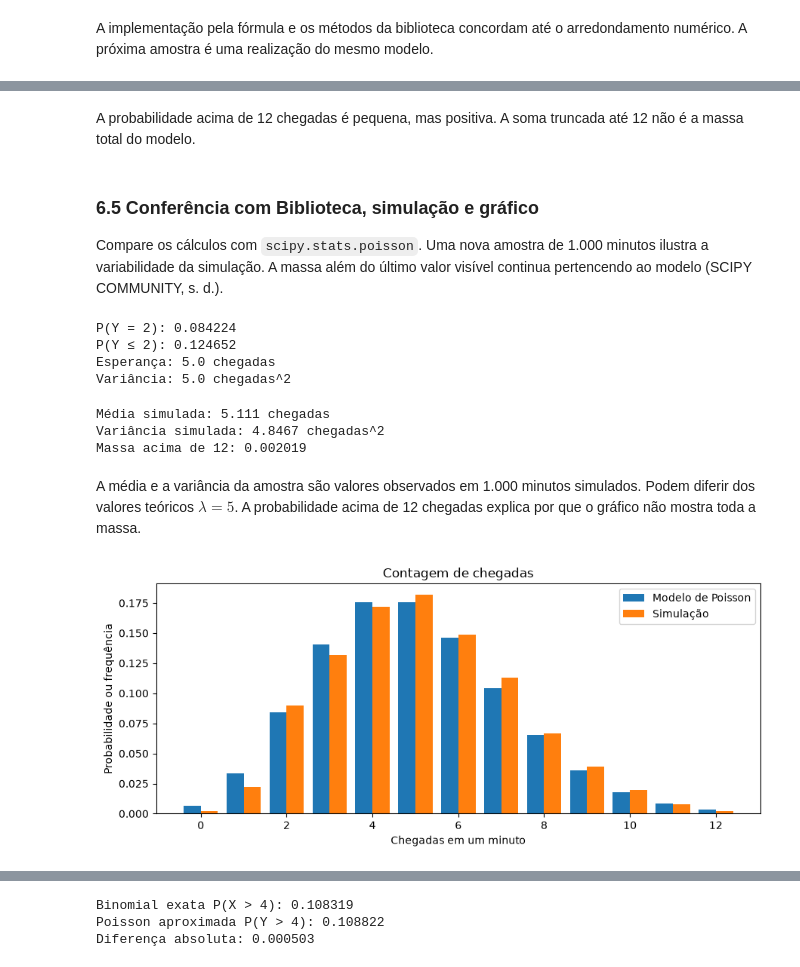
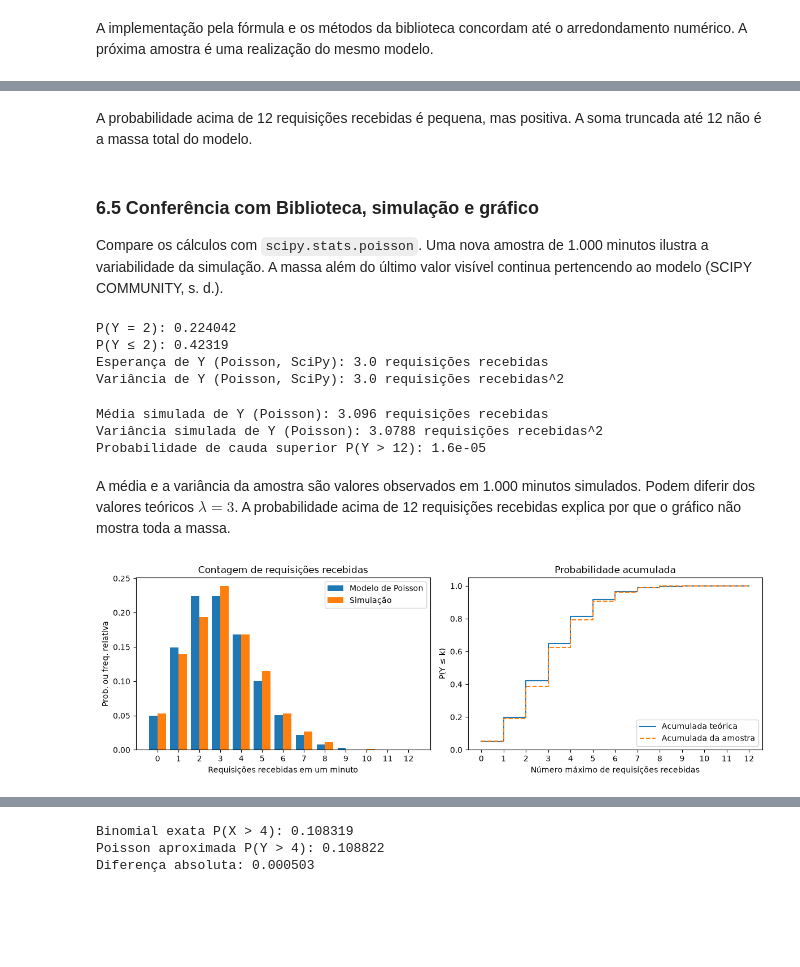
Before and after one commit to carubbi/MQ, a Jupyter notebook: notebooks/resolvidos/u2_s03.ipynb, the cells around one changed output, grey strips where cells are left out. Drawn from its saved outputs; the diff is of its cells as text; code cells hidden in the pictures; blank space fills up the shorter version.

```diff
--- a/notebooks/resolvidos/u2_s03.ipynb
+++ b/notebooks/resolvidos/u2_s03.ipynb
@@ -392,8 +468,9 @@ A taxa $r$ tem unidade chegadas/minuto. O intervalo $t$ tem unidade minuto. O pa
 # %%
 # CONVERTA A TAXA PARA AS DUAS JANELAS DE OBSERVAÇÃO.
-taxa = 5.0  # chegadas por minuto
-lambda_1min = taxa * 1.0
-lambda_30s = taxa * 0.5
-print("Média em um minuto:", lambda_1min, "chegadas")
-print("Média em 30 segundos:", lambda_30s, "chegadas")
+r = 3.0  # requisições recebidas por minuto
+lam_1m = r * 1.0
+lam_30s = r * 0.5
+
+print("Média em um minuto:", lam_1m, "requisições recebidas")
+print("Média em 30 segundos:", lam_30s, "requisições recebidas")
 # %% [output]
@@ -464,44 +631,60 @@ P(Y > 12): 0.002019
 # %% [markdown]
-A probabilidade acima de 12 chegadas é pequena, mas positiva. A soma truncada até 12 não é a massa total do modelo.
+A probabilidade acima de 12 requisições recebidas é pequena, mas positiva. A soma truncada até 12 não é a massa total do modelo.
 # %% [markdown]
 ### 6.5 Conferência com Biblioteca, simulação e gráfico
 
 Compare os cálculos com `scipy.stats.poisson`. Uma nova amostra de 1.000 minutos ilustra a variabilidade da simulação. A massa além do último valor visível continua pertencendo ao modelo (SCIPY COMMUNITY, s. d.).
 # %%
-# CONFIRA A FUNÇÃO MASSA, A ACUMULADA E OS MOMENTOS.
+# CONFIRA A FUNÇÃO MASSA, A ACUMULADA E OS MOMENTOS (ESPERANÇA E VARIÂNCIA).
 from scipy.stats import poisson
 
-print("P(Y = 2):", round(poisson.pmf(2, lambda_1min), 6))
-print("P(Y ≤ 2):", round(poisson.cdf(2, lambda_1min), 6))
-print("Esperança:", poisson.mean(lambda_1min), "chegadas")
-print("Variância:", poisson.var(lambda_1min), "chegadas^2")
+p_y2_lib = round(poisson.pmf(2, lam_1m), 6)
+p_y_max2_lib = round(poisson.cdf(2, lam_1m), 6)
+m_lib_y = poisson.mean(lam_1m)
+v_lib_y = poisson.var(lam_1m)
+
+print("P(Y = 2):", p_y2_lib)
+print("P(Y ≤ 2):", p_y_max2_lib)
+print("Esperança de Y (Poisson, SciPy):", m_lib_y, "requisições recebidas")
+print("Variância de Y (Poisson, SciPy):", v_lib_y, "requisições recebidas^2")
 # %% [output]
-P(Y = 2): 0.084224
-P(Y ≤ 2): 0.124652
-Esperança: 5.0 chegadas
-Variância: 5.0 chegadas^2
+P(Y = 2): 0.224042
+P(Y ≤ 2): 0.42319
+Esperança de Y (Poisson, SciPy): 3.0 requisições recebidas
+Variância de Y (Poisson, SciPy): 3.0 requisições recebidas^2
 # %%
 # SIMULE MIL MINUTOS COM SEMENTE FIXA.
-amostra_y = poisson.rvs(lambda_1min, size=1000, random_state=np.random.default_rng(2027))
-freq_y = [sum(amostra_y == k) / len(amostra_y) for k in valores_y]
-print("Média simulada:", round(float(np.mean(amostra_y)), 4), "chegadas")
-print("Variância simulada:", round(float(np.var(amostra_y)), 4), "chegadas^2")
-print("Massa acima de 12:", round(poisson.sf(12, lambda_1min), 6))
+sim_y = poisson.rvs(lam_1m, size=1000, random_state=seed)
+freq_y = [sum(sim_y == k) / len(sim_y) for k in vals_y]
+m_sim_y = round(float(np.mean(sim_y)), 4)
+v_sim_y = round(float(np.var(sim_y)), 4)
+p_y_maior12_lib = round(poisson.sf(12, lam_1m), 6)
+
+print("Média simulada de Y (Poisson):", m_sim_y, "requisições recebidas")
+print("Variância simulada de Y (Poisson):", v_sim_y, "requisições recebidas^2")
+print("Probabilidade de cauda superior P(Y > 12):", p_y_maior12_lib)
 # %% [output]
-Média simulada: 5.111 chegadas
-Variância simulada: 4.8467 chegadas^2
-Massa acima de 12: 0.002019
+Média simulada de Y (Poisson): 3.096 requisições recebidas
+Variância simulada de Y (Poisson): 3.0788 requisições recebidas^2
+Probabilidade de cauda superior P(Y > 12): 1.6e-05
 # %% [markdown]
-A média e a variância da amostra são valores observados em 1.000 minutos simulados. Podem diferir dos valores teóricos $\lambda=5$. A probabilidade acima de 12 chegadas explica por que o gráfico não mostra toda a massa.
+A média e a variância da amostra são valores observados em 1.000 minutos simulados. Podem diferir dos valores teóricos $\lambda=3$. A probabilidade acima de 12 requisições recebidas explica por que o gráfico não mostra toda a massa.
 # %%
-# COMPARE A SIMULAÇÃO COM AS MASSAS TEÓRICAS VISÍVEIS.
-fig, eixo = plt.subplots(figsize=(9, 4))
-eixo.bar(np.array(valores_y) - 0.2, prob_y, width=0.4, label="Modelo de Poisson")
-eixo.bar(np.array(valores_y) + 0.2, freq_y, width=0.4, label="Simulação")
-eixo.set(xlabel="Chegadas em um minuto", ylabel="Probabilidade ou frequência", title="Contagem de chegadas")
-eixo.legend()
+# Comparar probabilidades, frequências relativas e acumuladas
+acum_y = poisson.cdf(vals_y, lam_1m)
+acum_sim_y = np.cumsum(freq_y)
+
+fig, eixos = plt.subplots(1, 2, figsize=(12, 4))
+eixos[0].bar(np.array(vals_y) - 0.2, prob_y, width=0.4, label="Modelo de Poisson")
+eixos[0].bar(np.array(vals_y) + 0.2, freq_y, width=0.4, label="Simulação")
+eixos[0].set(xlabel="Requisições recebidas em um minuto", ylabel="Prob. ou freq. relativa", title="Contagem de requisições recebidas", xticks=vals_y)
+eixos[0].legend()
+eixos[1].step(vals_y, acum_y, where="post", label="Acumulada teórica")
+eixos[1].step(vals_y, acum_sim_y, where="post", linestyle="--", label="Acumulada da amostra")
+eixos[1].set(xlabel="Número máximo de requisições recebidas", ylabel="P(Y ≤ k)", title="Probabilidade acumulada", xticks=vals_y, ylim=(0, 1.05))
+eixos[1].legend(loc="lower right")
 fig.tight_layout()
 plt.show()
 # %% [output]
-[figure, old version]
+[figure, new version]
 # %% [markdown]
```
Also changed, not shown: parts of 61 cells of this notebook, 7 other files.
